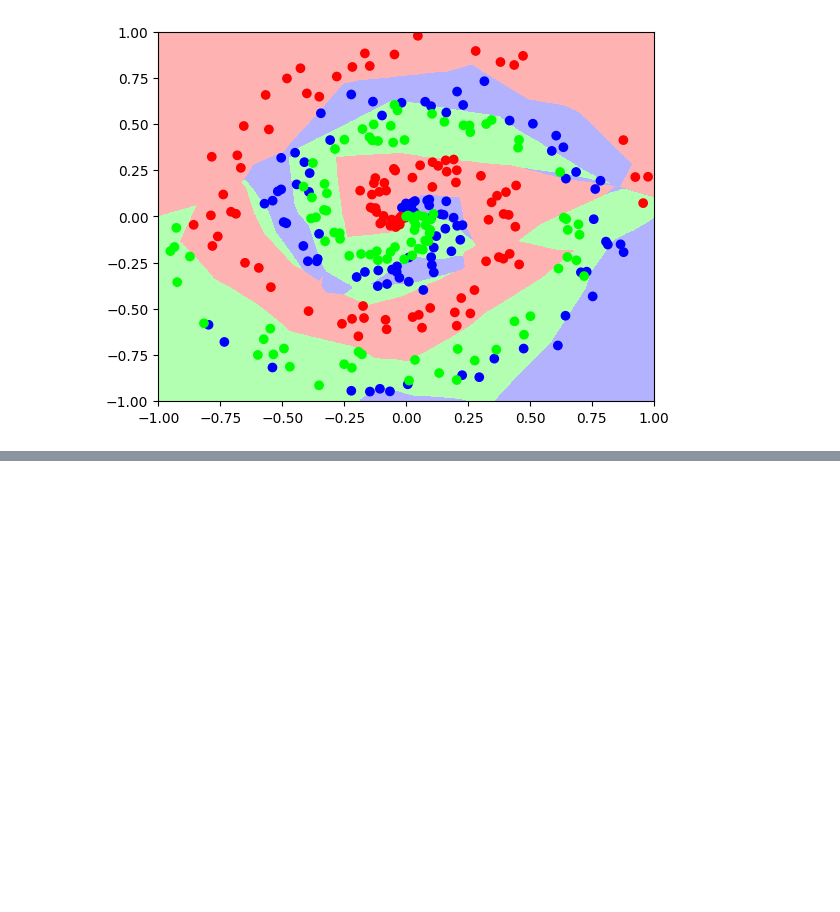
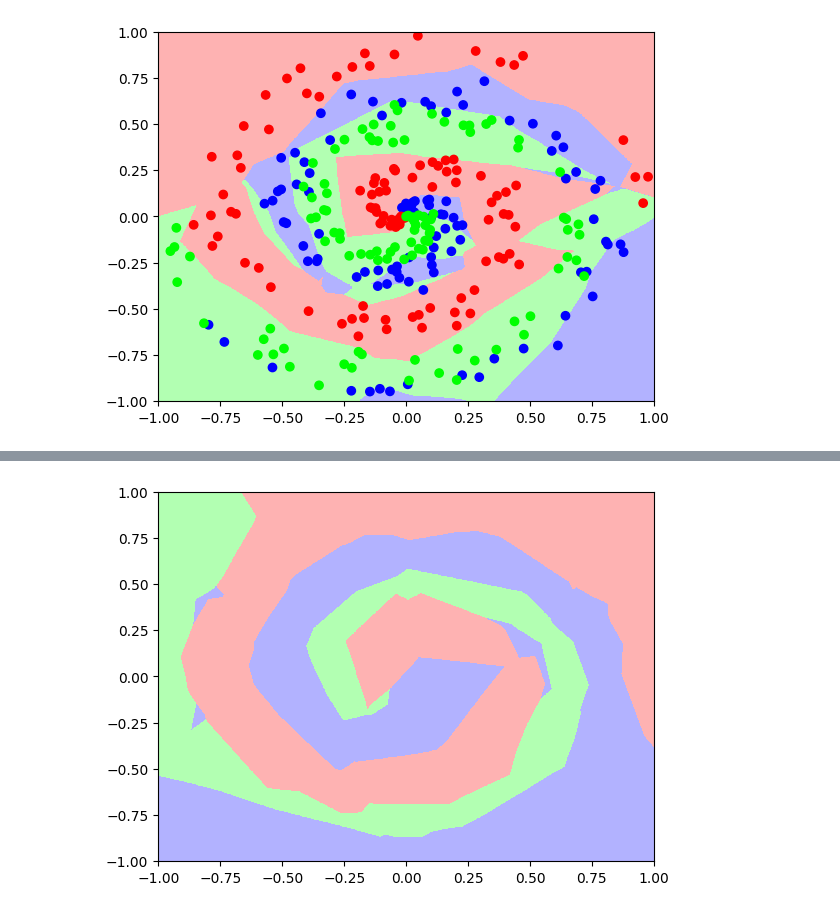
Before and after one commit to marcus-muniz/NN_from_scratch, a Jupyter notebook: neural_networks_from_scratch.ipynb, the cells around one changed output, grey strips where cells are left out. Saved outputs shown, nothing was run; the diff lists cells and outputs as text; code cells hidden in the pictures; blank space fills up the shorter version.

```diff
--- a/neural_networks_from_scratch.ipynb
+++ b/neural_networks_from_scratch.ipynb
@@ -571,0 +574,94 @@ plt.show()
+# %%
+import matplotlib.pyplot as plt
+import torch
+import torch.nn as nn
+import torch.nn.functional as F
+from nnfs.datasets import spiral_data
+import torch.optim as optim
+import numpy as np
+import time
+start_time = time.perf_counter()
+
+X, y = spiral_data(samples=10000, classes=3)
+X=torch.tensor(X, dtype=torch.float32)
+y=torch.tensor(y)
+
+class Net(nn.Module):
+  def __init__(self):
+    super(Net, self).__init__()
+    self.fc1=nn.Linear(2,64)
+    self.fc2=nn.Linear(64,3)
+
+  def forward(self, input):
+    c1=F.relu(self.fc1(input))
+    c2=self.fc2(c1)
+    return c2
+
+net=Net()
+output = net(X)
+criterion = nn.CrossEntropyLoss()
+loss = criterion(output, y)
+print(loss)
+
+
+optimizer = optim.SGD(net.parameters(), lr=0.9)
+for i in range(10000):
+# in your training loop:
+    optimizer.zero_grad()   # zero the gradient buffers
+    output = net(X)
+    loss = criterion(output, y)
+    loss.backward()
+    optimizer.step()    # Does the update
+    if i % 1000 == 0:
+        print(f'epoch: {i} loss {loss.item():.4f}')
+
+
+end_time = time.perf_counter()
+
+# Calculate the difference
+total_time = end_time - start_time
+print(f"\n>>> Training completed in: {total_time:.4f} seconds <<<")
+
+# --- 1. Your Meshgrid Setup ---
+x_coords_1d = np.linspace(-1, 1, 1000)
+y_coords_1d = np.linspace(-1, 1, 1000)
+XX_x, XX_y = np.meshgrid(x_coords_1d, y_coords_1d)
+
+# Flatten XX_x and XX_y, then stack them column-wise
+XX_combined = np.column_stack((XX_x.ravel(), XX_y.ravel()))
+XX = XX_combined
+
+# --- 2. PyTorch Inference ---
+# Convert the NumPy grid to a PyTorch tensor
+XX_tensor = torch.tensor(XX, dtype=torch.float32)
+
+# Set model to evaluation mode (best practice, turns off things like Dropout if you add them later)
+net.eval()
+
+# Use torch.no_grad() because we don't need to calculate gradients for plotting.
+# This makes it run much faster and uses less memory.
+with torch.no_grad():
+    # Pass the grid through the network
+    grid_outputs = net(XX_tensor)
+
+    # Get the predicted class (0, 1, or 2)
+    grid_predictions = torch.argmax(grid_outputs, dim=1)
+
+# Convert the PyTorch tensor back to a NumPy array for matplotlib
+# (Using .cpu() just in case you ever move this code to a GPU!)
+YY = grid_predictions.cpu().numpy()
+
+# --- 3. Your Plotting Code ---
+# Reshape YY back to a 2D grid for contour plotting
+YY_reshaped = YY.reshape(XX_x.shape)
+
+# Plot the background grid classification as filled areas
+plt.pcolormesh(XX_x, XX_y, YY_reshaped, cmap='brg', alpha=0.3, shading='auto')
+
+# Plot the original data points on top
+# Note: Because your original X and y are currently PyTorch tensors,
+# you MUST add .numpy() here so matplotlib can read them!
+#plt.scatter(X.numpy()[:, 0], X.numpy()[:, 1], c=y.numpy(), cmap='brg', edgecolors='k')
+
+plt.show()
+# %% [output]
@@ -571,0 +681 @@ plt.show()
+[figure, added]
```
Also changed, not shown: parts of 5 cells of this notebook.
